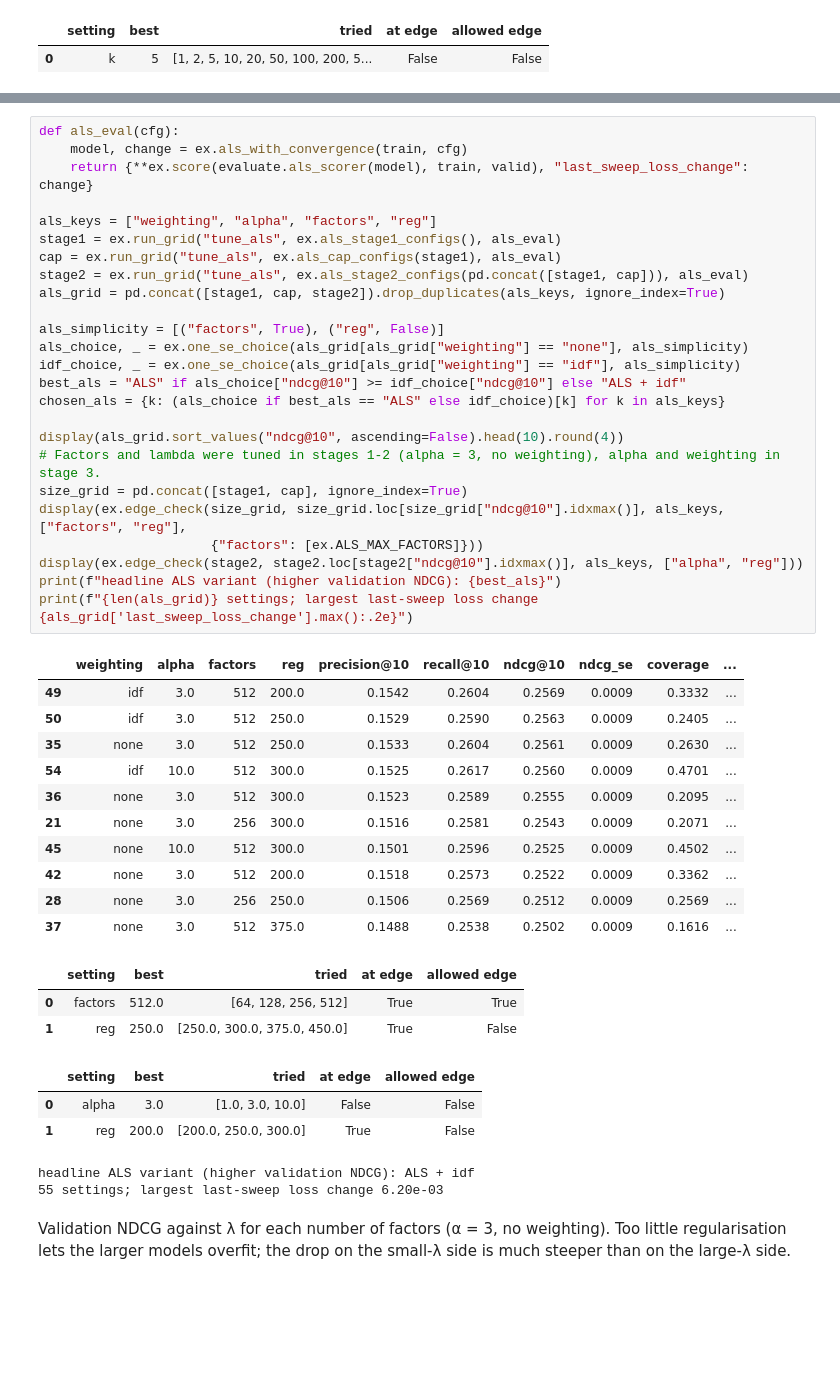
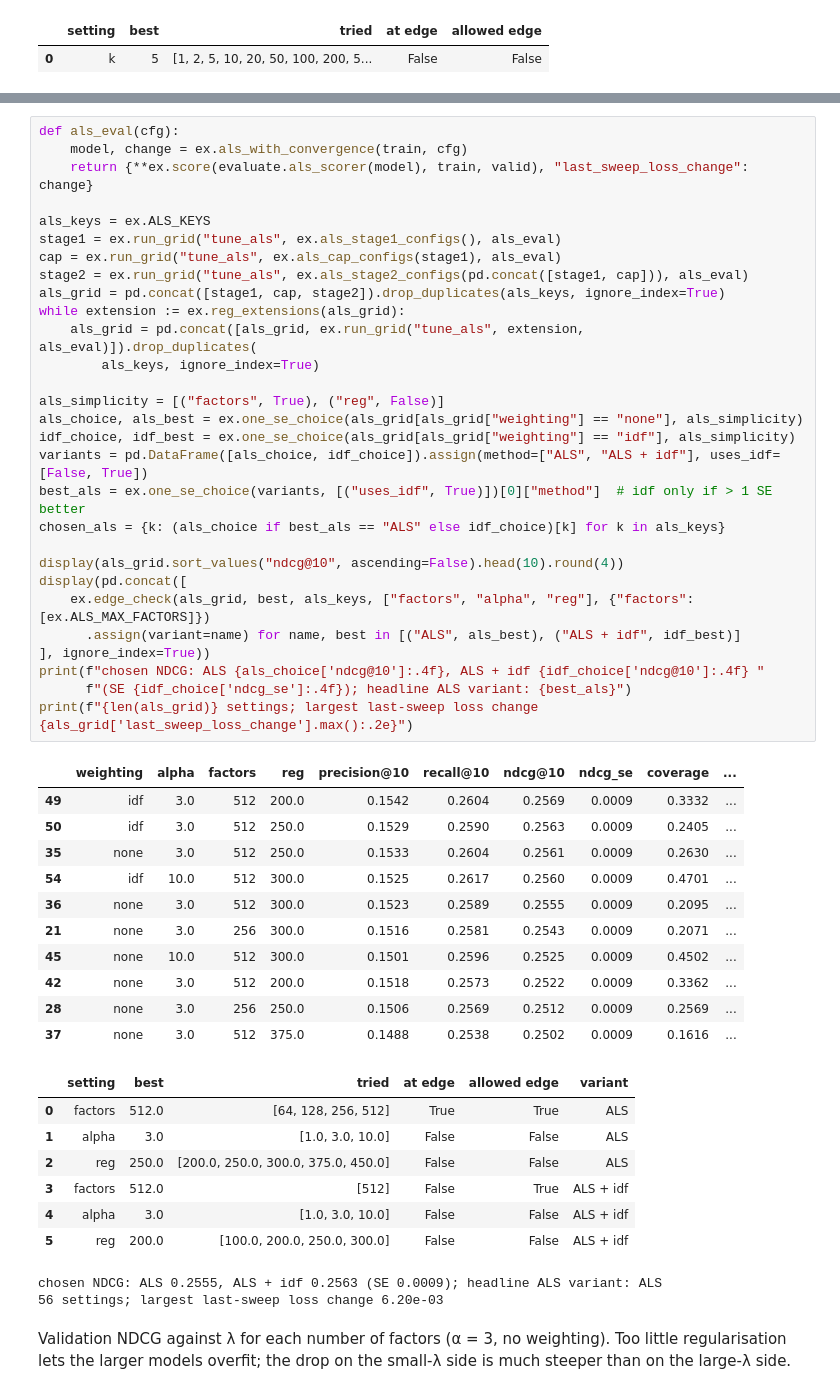
Before and after one commit to sribn/02807-computational-tools-for-data-science, a Jupyter notebook: recommender.ipynb, the cells around one changed output, grey strips where cells are left out. Drawn from its saved outputs; the diff is of its cells as text; blank space fills up the shorter version.

```diff
--- a/recommender.ipynb
+++ b/recommender.ipynb
@@ -149,48 +151,53 @@ Every fit runs 15 sweeps; the last column is the relative change of the loss in
 # %%
 def als_eval(cfg):
     model, change = ex.als_with_convergence(train, cfg)
     return {**ex.score(evaluate.als_scorer(model), train, valid), "last_sweep_loss_change": change}
 
-als_keys = ["weighting", "alpha", "factors", "reg"]
+als_keys = ex.ALS_KEYS
 stage1 = ex.run_grid("tune_als", ex.als_stage1_configs(), als_eval)
 cap = ex.run_grid("tune_als", ex.als_cap_configs(stage1), als_eval)
 stage2 = ex.run_grid("tune_als", ex.als_stage2_configs(pd.concat([stage1, cap])), als_eval)
 als_grid = pd.concat([stage1, cap, stage2]).drop_duplicates(als_keys, ignore_index=True)
+while extension := ex.reg_extensions(als_grid):
+    als_grid = pd.concat([als_grid, ex.run_grid("tune_als", extension, als_eval)]).drop_duplicates(
+        als_keys, ignore_index=True)
 
 als_simplicity = [("factors", True), ("reg", False)]
-als_choice, _ = ex.one_se_choice(als_grid[als_grid["weighting"] == "none"], als_simplicity)
-idf_choice, _ = ex.one_se_choice(als_grid[als_grid["weighting"] == "idf"], als_simplicity)
-best_als = "ALS" if als_choice["ndcg@10"] >= idf_choice["ndcg@10"] else "ALS + idf"
+als_choice, als_best = ex.one_se_choice(als_grid[als_grid["weighting"] == "none"], als_simplicity)
+idf_choice, idf_best = ex.one_se_choice(als_grid[als_grid["weighting"] == "idf"], als_simplicity)
+variants = pd.DataFrame([als_choice, idf_choice]).assign(method=["ALS", "ALS + idf"], uses_idf=[False, True])
+best_als = ex.one_se_choice(variants, [("uses_idf", True)])[0]["method"]  # idf only if > 1 SE better
 chosen_als = {k: (als_choice if best_als == "ALS" else idf_choice)[k] for k in als_keys}
 
 display(als_grid.sort_values("ndcg@10", ascending=False).head(10).round(4))
-# Factors and lambda were tuned in stages 1-2 (alpha = 3, no weighting), alpha and weighting in stage 3.
-size_grid = pd.concat([stage1, cap], ignore_index=True)
-display(ex.edge_check(size_grid, size_grid.loc[size_grid["ndcg@10"].idxmax()], als_keys, ["factors", "reg"],
-                      {"factors": [ex.ALS_MAX_FACTORS]}))
-display(ex.edge_check(stage2, stage2.loc[stage2["ndcg@10"].idxmax()], als_keys, ["alpha", "reg"]))
-print(f"headline ALS variant (higher validation NDCG): {best_als}")
+display(pd.concat([
+    ex.edge_check(als_grid, best, als_keys, ["factors", "alpha", "reg"], {"factors": [ex.ALS_MAX_FACTORS]})
+      .assign(variant=name) for name, best in [("ALS", als_best), ("ALS + idf", idf_best)]
+], ignore_index=True))
+print(f"chosen NDCG: ALS {als_choice['ndcg@10']:.4f}, ALS + idf {idf_choice['ndcg@10']:.4f} "
+      f"(SE {idf_choice['ndcg_se']:.4f}); headline ALS variant: {best_als}")
 print(f"{len(als_grid)} settings; largest last-sweep loss change {als_grid['last_sweep_loss_change'].max():.2e}")
 # %% [output]
 |  | weighting | alpha | factors | reg | precision@10 | recall@10 | ndcg@10 | ndcg_se | coverage | ... |
 | 49 | idf | 3.0 | 512 | 200.0 | 0.1542 | 0.2604 | 0.2569 | 0.0009 | 0.3332 | ... |
 | 50 | idf | 3.0 | 512 | 250.0 | 0.1529 | 0.2590 | 0.2563 | 0.0009 | 0.2405 | ... |
 | 35 | none | 3.0 | 512 | 250.0 | 0.1533 | 0.2604 | 0.2561 | 0.0009 | 0.2630 | ... |
 | 54 | idf | 10.0 | 512 | 300.0 | 0.1525 | 0.2617 | 0.2560 | 0.0009 | 0.4701 | ... |
 | 36 | none | 3.0 | 512 | 300.0 | 0.1523 | 0.2589 | 0.2555 | 0.0009 | 0.2095 | ... |
 | 21 | none | 3.0 | 256 | 300.0 | 0.1516 | 0.2581 | 0.2543 | 0.0009 | 0.2071 | ... |
 | 45 | none | 10.0 | 512 | 300.0 | 0.1501 | 0.2596 | 0.2525 | 0.0009 | 0.4502 | ... |
 | 42 | none | 3.0 | 512 | 200.0 | 0.1518 | 0.2573 | 0.2522 | 0.0009 | 0.3362 | ... |
 | 28 | none | 3.0 | 256 | 250.0 | 0.1506 | 0.2569 | 0.2512 | 0.0009 | 0.2569 | ... |
 | 37 | none | 3.0 | 512 | 375.0 | 0.1488 | 0.2538 | 0.2502 | 0.0009 | 0.1616 | ... |
-|  | setting | best | tried | at edge | allowed edge |
-| 0 | factors | 512.0 | [64, 128, 256, 512] | True | True |
-| 1 | reg | 250.0 | [250.0, 300.0, 375.0, 450.0] | True | False |
+|  | setting | best | tried | at edge | allowed edge | variant |
+| 0 | factors | 512.0 | [64, 128, 256, 512] | True | True | ALS |
+| 1 | alpha | 3.0 | [1.0, 3.0, 10.0] | False | False | ALS |
+| 2 | reg | 250.0 | [200.0, 250.0, 300.0, 375.0, 450.0] | False | False | ALS |
+| 3 | factors | 512.0 | [512] | False | True | ALS + idf |
+| 4 | alpha | 3.0 | [1.0, 3.0, 10.0] | False | False | ALS + idf |
+| 5 | reg | 200.0 | [100.0, 200.0, 250.0, 300.0] | False | False | ALS + idf |
-|  | setting | best | tried | at edge | allowed edge |
-| 0 | alpha | 3.0 | [1.0, 3.0, 10.0] | False | False |
-| 1 | reg | 200.0 | [200.0, 250.0, 300.0] | True | False |
-headline ALS variant (higher validation NDCG): ALS + idf
-55 settings; largest last-sweep loss change 6.20e-03
+chosen NDCG: ALS 0.2555, ALS + idf 0.2563 (SE 0.0009); headline ALS variant: ALS
+56 settings; largest last-sweep loss change 6.20e-03
 # %% [markdown]
 Validation NDCG against λ for each number of factors (α = 3, no weighting). Too little regularisation lets the larger models overfit; the drop on the small-λ side is much steeper than on the large-λ side.
 # %%
```
Also changed, not shown: parts of 14 cells of this notebook, 8 other files.
